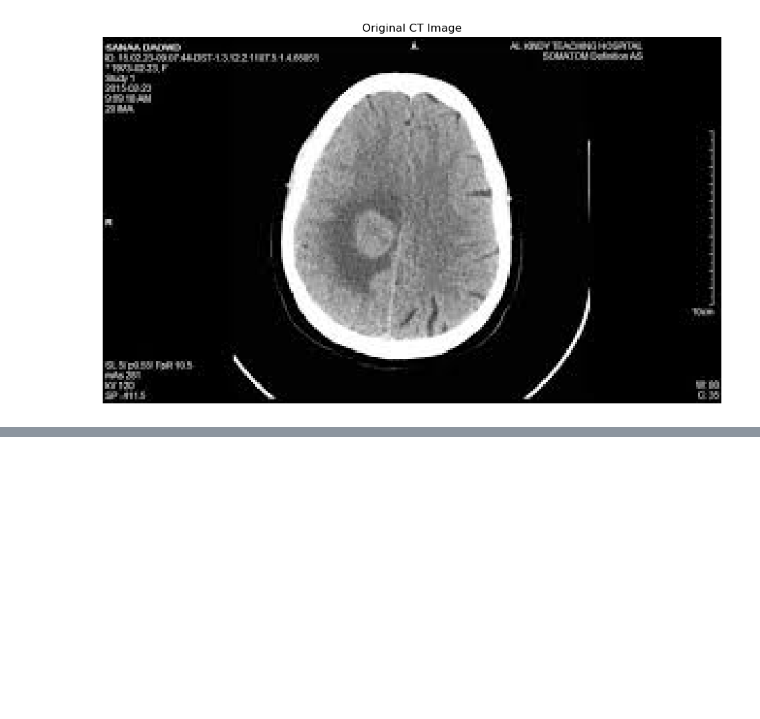
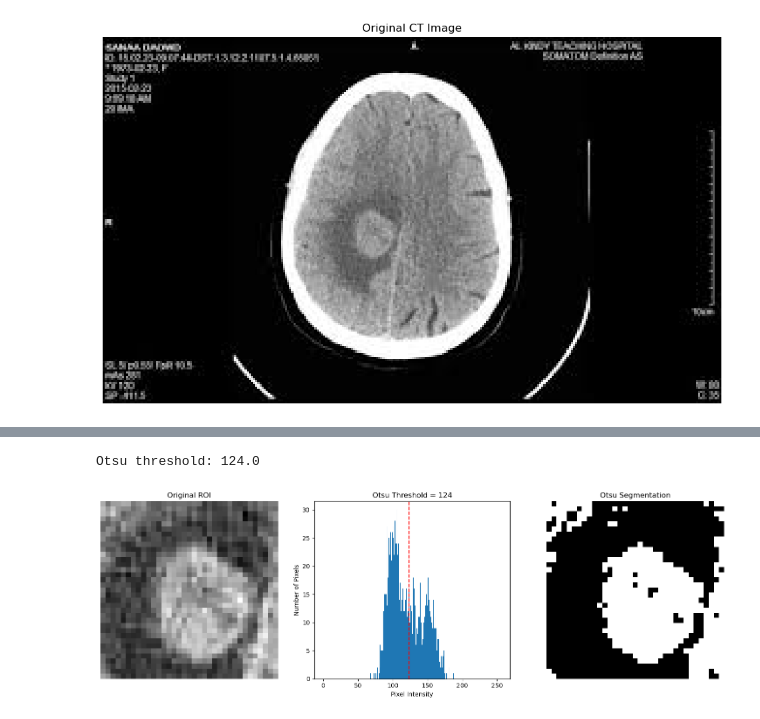
Before and after one commit to samson4321/CT-Tumor-Segmentation-1, a Jupyter notebook: manual_threshold_selection-1.ipynb, the cells around one changed output, grey strips where cells are left out. Cells and saved outputs as stored; diff of their text form; code cells hidden in the pictures; blank space fills up the shorter version.

Commit message:
Add Otsu thresholding experiment

```diff
--- a/manual_threshold_selection-1.ipynb
+++ b/manual_threshold_selection-1.ipynb
@@ -73,0 +74,37 @@ plt.show()
+# %%
+# Apply Otsu thresholding to the ROI
+otsu_T, otsu_mask = cv2.threshold(
+    roi,
+    0,
+    255,
+    cv2.THRESH_BINARY + cv2.THRESH_OTSU
+)
+
+print("Otsu threshold:", otsu_T)
+# %% [output]
+Otsu threshold: 124.0
+# %%
+fig, axes = plt.subplots(1, 3, figsize=(15, 5))
+
+# Original ROI
+axes[0].imshow(roi, cmap="gray")
+axes[0].set_title("Original ROI")
+
+# Histogram
+axes[1].hist(roi.ravel(), bins=256, range=(0, 256))
+axes[1].axvline(otsu_T, color="red", linestyle="--")
+axes[1].set_title(f"Otsu Threshold = {otsu_T:.0f}")
+axes[1].set_xlabel("Pixel Intensity")
+axes[1].set_ylabel("Number of Pixels")
+
+# Segmentation result
+axes[2].imshow(otsu_mask, cmap="gray", vmin=0, vmax=255)
+axes[2].set_title("Otsu Segmentation")
+
+axes[0].axis("off")
+axes[2].axis("off")
+
+plt.tight_layout()
+plt.show()
+# %% [output]
+[figure, added]
```
Also changed, not shown: parts of 2 cells of this notebook, 3 other files.
